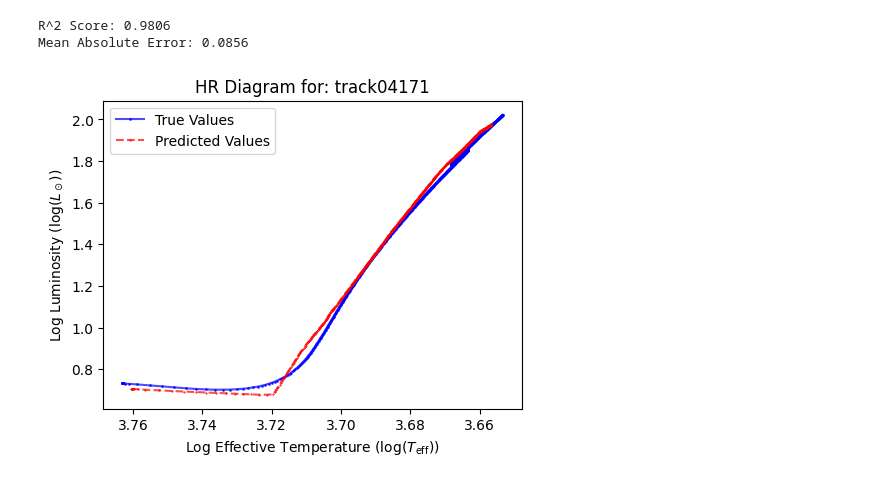
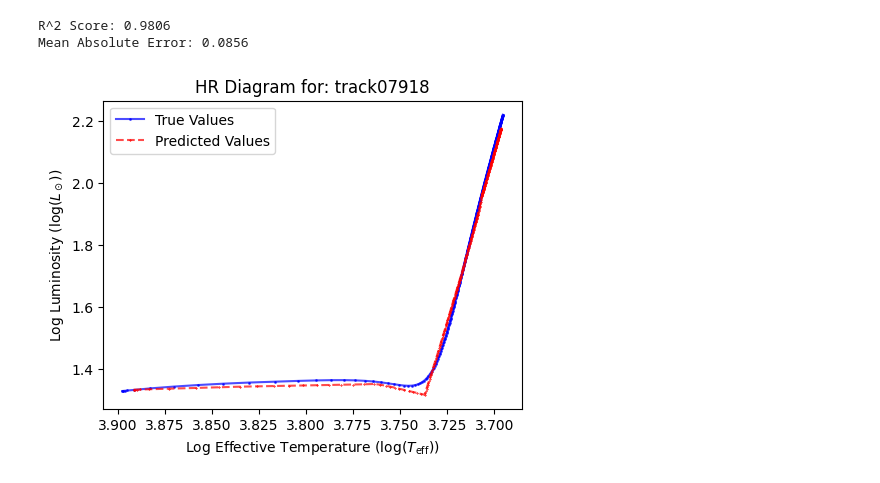
Before and after one commit to ruddock321/y4project, a Jupyter notebook: dev/GarstecModel_V3/V3Plotter.ipynb, the cells around one changed output. Saved outputs shown, nothing was run; the diff lists cells and outputs as text; code cells hidden in the pictures.

Commit message:
Plot for specific track

```diff
--- a/dev/GarstecModel_V3/V3Plotter.ipynb
+++ b/dev/GarstecModel_V3/V3Plotter.ipynb
@@ -165,7 +165,7 @@ R^2 Score: 0.9806
 Mean Absolute Error: 0.0856
 # %%
 # Select random track from the same 10000 that we trained the NN on
-specific_track_name = random.choice(selected_tracks)
+specific_track_name = 'track07918'
 
 # Retrieve all required inputs for the specific track
 with h5py.File(garstec_data, 'r') as hdf:
@@ -202,31 +202,31 @@ all_features_tensor = torch.FloatTensor(all_features_scaled)
 
 # Put the model in evaluation mode and make predictions
 model.eval()
 with torch.no_grad():
     predictions_specific = model(all_features_tensor).numpy()
     predictions_specific = scaler_y.inverse_transform(predictions_specific)
 
 # Extract predicted `Teff` and `Luminosity`
 predicted_teff = 10**predictions_specific[:, 0]  # Inverse log10 transformation
 predicted_luminosity = 10**predictions_specific[:, 1]
 
 # Log-transform true values for plotting
 log_actual_teff = np.log10(teff_specific)
 log_actual_luminosity = np.log10(luminosity_specific)
 
 # Log-transform predicted values for plotting
 log_predicted_teff = np.log10(predicted_teff)
 log_predicted_luminosity = np.log10(predicted_luminosity)
 
 # Plot HR Diagram for the selected track
 plt.figure(figsize=(5.4, 4))  # Slightly less than half-width of A4 landscape
 plt.plot(log_actual_teff, log_actual_luminosity, label='True Values', color='blue', marker='o', markersize=1, linestyle='-', alpha=0.7)
 plt.plot(log_predicted_teff, log_predicted_luminosity, label='Predicted Values', color='red', marker='x', markersize=1, linestyle='--', alpha=0.7)
 plt.gca().invert_xaxis()  # Effective temperature is plotted in reverse
 plt.xlabel("Log Effective Temperature ($\log(T_\mathrm{eff})$)")
 plt.ylabel("Log Luminosity ($\log(L_\odot)$)")
 plt.title(f"HR Diagram for: {specific_track_name}")
 plt.legend()
 plt.show()
 # %% [output]
-[figure, old version]
+[figure, new version]
```
